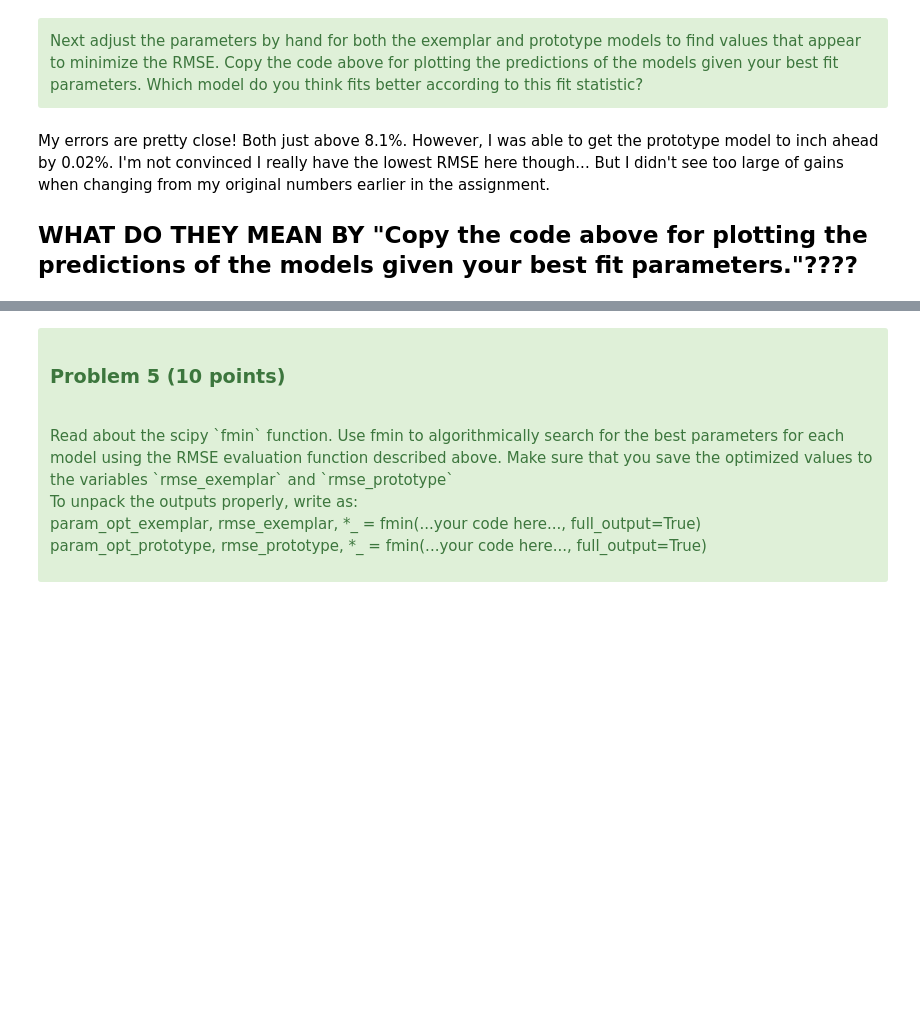
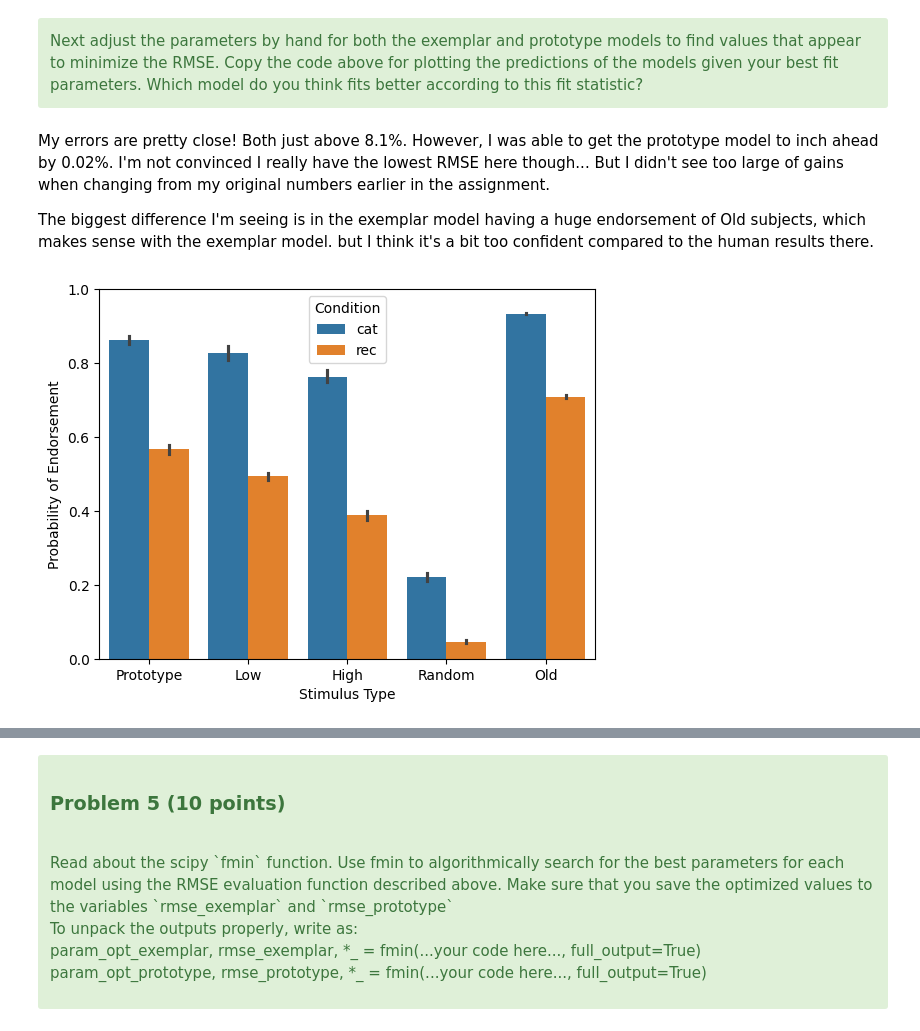
Before and after one commit to honuboy/PSY360, a Jupyter notebook: homeworks/homework-Categorization/Homework-Categorization-PartA.ipynb, the cells around one changed output, grey strips where cells are left out. Saved outputs shown, nothing was run; the diff lists cells and outputs as text; code cells hidden in the pictures; blank space fills up the shorter version.

```diff
--- a/homeworks/homework-Categorization/Homework-Categorization-PartA.ipynb
+++ b/homeworks/homework-Categorization/Homework-Categorization-PartA.ipynb
@@ -635,4 +635,13 @@ Next adjust the parameters by hand for both the exemplar and prototype models to
 # %% [markdown]
 My errors are pretty close! Both just above 8.1%. However, I was able to get the prototype model to inch ahead by 0.02%. I'm not convinced I really have the lowest RMSE here though... But I didn't see too large of gains when changing from my original numbers earlier in the assignment.
 
-## WHAT DO THEY MEAN BY "Copy the code above for plotting the predictions of the models given your best fit parameters."????
+The biggest difference I'm seeing is in the exemplar model having a huge endorsement of Old subjects, which makes sense with the exemplar model. but I think it's a bit too confident compared to the human results there.
+# %%
+# exemplar
+
+c_cat, k_cat, c_rec, k_rec = 2.1, 0.09, 2.08, 0.55
+ax = sns.barplot(x="Stimulus Type", y="Probability of Endorsement",
+            hue="Condition", data=get_exemplar_results(c_cat, k_cat, c_rec, k_rec))
+ax.set_ylim(0, 1.0);
+# %% [output]
+[figure, added]
```
Also changed, not shown: parts of 7 cells of this notebook.
